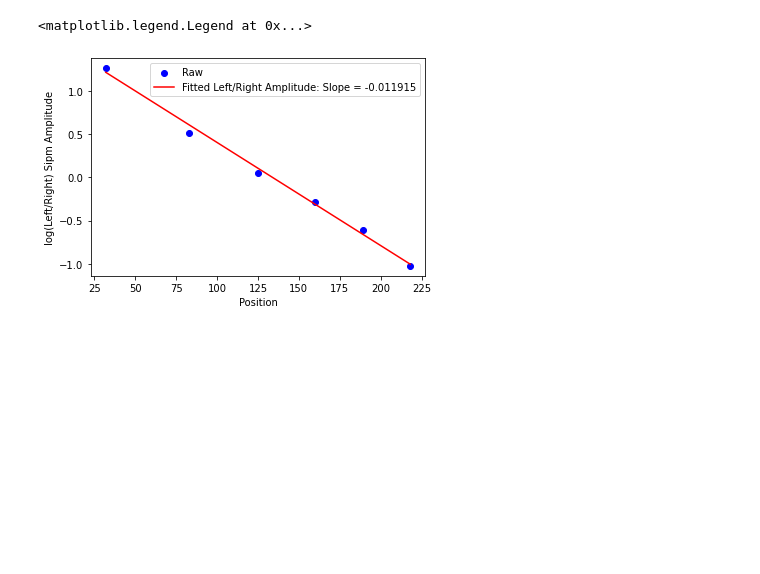
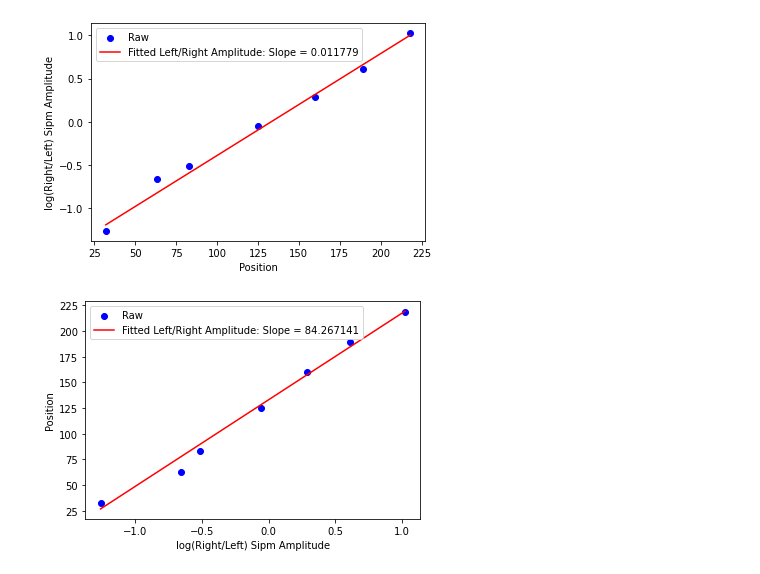
Before and after one commit to peckalec/fcal_project, a Jupyter notebook: SingleBarCosmics.ipynb, the cells around one changed output. Saved outputs shown, nothing was run; the diff lists cells and outputs as text; code cells hidden in the pictures; blank space fills up the shorter version.

```diff
--- a/SingleBarCosmics.ipynb
+++ b/SingleBarCosmics.ipynb
@@ -60,9 +26,9 @@ SetLandau()
 # %%
-testpoints=np.array([232,203,174,139,97,46])
+testpoints=np.array([232,203,174,139,97,77,46])
 locations = testpoints - 14
 dataframes = [-666]*len(locations)
-positions = ["Far Right", "Center Right", "Right", "Center", "Left","Far Left"] #"Center Left"
-colors=["blue","orange","green","red","purple","cyan"] #"black"
+positions = ["Far Right", "Center Right", "Right", "Center", "Left","Center Left", "Far Left"]
+colors=["blue","orange","green","red","purple","cyan", "black"]
 # %%
 for i in range(len(locations)):
     with open(f'raw_data/longbar_take2/Pos_{testpoints[i]}_5mV.pkl', 'rb') as f:
@@ -100,7 +66,7 @@ for i in range(len(locations)):
     ax[1][0].legend()
 
     ax[1][1].set_xlabel("L-R Time Difference (ns)")
-    ax[1][1].set_ylabel("$\log{L/R}$ Amplitude")
+    ax[1][1].set_ylabel("$lnL/R$ Amplitude")
     AmpDistance = ax[1][1].hist2d(dataframes[i].ch3_time_fit - dataframes[i].ch4_time_fit, np.log(dataframes[i].ch3_P2P_fit/dataframes[i].ch4_P2P_fit),bins=(100,100),cmin=1,label=f"{len(dataframes[i].ch4_time_fit)} Events",range=[[-20, 20], [-5, 5]])
     fig.colorbar(AmpDistance[-1],ax=ax[1][1])
 
@@ -199,9 +166,9 @@ binresolution = 10
 fig,ax = plt.subplots(3,1,figsize=(15,20))
 fig.suptitle("All Locations", fontsize=20)
 for i in range(len(dataframes)):
-    bincount = int(np.floor( ( max(dataframes[i].eval(f"(ch3_time_fit-ch4_time_fit)*{p[0]}+{p[1]}"))
-                              -min(dataframes[i].eval(f"(ch3_time_fit-ch4_time_fit)*{p[0]}+{p[1]}")) )/binresolution ))
-    histdatas[i]=ax[0].hist(dataframes[i].eval(f"(ch3_time_fit-ch4_time_fit)*{p[0]}+{p[1]}"),bincount,visible=False)
+    bincount = int(np.floor( ( max(dataframes[i].eval(f"(ch3_time_fit-ch4_time_fit)*{p_time[0]}+{p_time[1]}"))
+                              -min(dataframes[i].eval(f"(ch3_time_fit-ch4_time_fit)*{p_time[0]}+{p_time[1]}")) )/binresolution ))
+    histdatas[i]=ax[0].hist(dataframes[i].eval(f"(ch3_time_fit-ch4_time_fit)*{p_time[0]}+{p_time[1]}"),bincount,visible=False)
     bincenters = histdatas[i][1][1:]/2+histdatas[i][1][:-1]/2
 
     coeff, covar = curve_fit(gaus, bincenters, histdatas[i][0]/max(histdatas[i][0]),p0=(1,locations[i],25))
@@ -213,9 +180,9 @@ for i in range(len(dataframes)):
                    color = colors[i],label=f"{len(dataframes[i]):,} Events",linestyle="")
 
     #make residuals plot
-    allresiduals += dataframes[i].eval(f"((ch3_time_fit-ch4_time_fit)*{p[0]}+{p[1]})-({locations[i]})").tolist()
+    allresiduals += dataframes[i].eval(f"((ch3_time_fit-ch4_time_fit)*{p_time[0]}+{p_time[1]})-({locations[i]})").tolist()
 
-    rescount,resbins,resbars = ax[1].hist(dataframes[i].eval(f"((ch3_time_fit-ch4_time_fit)*{p[0]}+{p[1]})-({locations[i]})"),bincount,
+    rescount,resbins,resbars = ax[1].hist(dataframes[i].eval(f"((ch3_time_fit-ch4_time_fit)*{p_time[0]}+{p_time[1]})-({locations[i]})"),bincount,
                                           label=f"{len(dataframes[i].ch4_time_fit)} Events",visible=False,histtype="step")
     rescenters = resbins[1:]/2+resbins[:-1]/2
     coeff, covar = curve_fit(gaus, rescenters, rescount/max(rescount),p0=(1,0,25))
@@ -231,8 +198,8 @@ bincount = int(np.floor( ( max(allresiduals) - min(allresiduals) )/binresolution
 rescount,resbins,resbars = ax[2].hist(allresiduals,bincount,visible=False)
 #print("bin resolution",resbins[1]-resbins[0])
 rescenters = resbins[1:]/2+resbins[:-1]/2
-coeff, covar = curve_fit(gaus, rescenters, rescount,p0=(1000,0,25)) #,w=np.sqrt((zerr/z)**2+(err/y)**2)
-myplt, = ax[2].plot(np.linspace(-100,100,50),gaus(np.linspace(-100,100,50),*coeff),label=f"Width: {abs(coeff[2]):.1f} cm",color='purple')
+coeff_res_time, covar_res_time = curve_fit(gaus, rescenters, rescount,p0=(1000,0,25)) #,w=np.sqrt((zerr/z)**2+(err/y)**2)
+myplt, = ax[2].plot(np.linspace(-100,100,50),gaus(np.linspace(-100,100,50),*coeff_res_time),label=f"Width: {abs(coeff[2]):.1f} cm",color='purple')
 myerr = ax[2].errorbar(rescenters,rescount,
                xerr = 0.5*(rescenters[1]-rescenters[0]),yerr = np.sqrt(rescount),
                color = 'purple',linestyle="", label=f"{len(allresiduals):,} Events")
@@ -295,14 +427,22 @@ for dataframe,color,position in zip(dataframes,colors,positions):
 # %%
-plt.scatter(locations,np.log(amplitude_L/amplitude_R),color = 'b', label = "Raw")
-AmpLogFit = np.polyfit(locations,np.log(amplitude_L/amplitude_R),1,w=np.sqrt((err_L/amplitude_L)**2+(err_R/amplitude_R)**2)) #,w=np.sqrt((zerr/z)**2+(err/y)**2)
+plt.scatter(locations,np.log(amplitude_R/amplitude_L),color = 'b', label = "Raw")
+AmpLogFit = np.polyfit(locations,np.log(amplitude_R/amplitude_L),1,w=np.sqrt((err_L/amplitude_L)**2+(err_R/amplitude_R)**2)) #,w=np.sqrt((zerr/z)**2+(err/y)**2)
 plt.plot(np.linspace(locations[0],locations[-1],2),AmpLogFit[1]+np.linspace(locations[0],locations[-1],2)*AmpLogFit[0],label = "Fitted Left/Right Amplitude: Slope = %f" %AmpLogFit[0],color = 'r')
+plt.xlabel("Position")
+plt.ylabel("log(Right/Left) Sipm Amplitude")
+plt.legend()
+plt.show()
 
-plt.xlabel("Position")
-plt.ylabel("log(Left/Right) Sipm Amplitude")
+plt.scatter(np.log(amplitude_R/amplitude_L),locations,color = 'b', label = "Raw")
+AmpLogFit = np.polyfit(np.log(amplitude_R/amplitude_L),locations,1,w=np.sqrt((err_L/amplitude_L)**2+(err_R/amplitude_R)**2)) #,w=np.sqrt((zerr/z)**2+(err/y)**2)
+plt.plot(np.linspace(min(np.log(amplitude_R/amplitude_L)),max(np.log(amplitude_R/amplitude_L)),2),AmpLogFit[1]+np.linspace(min(np.log(amplitude_R/amplitude_L)),max(np.log(amplitude_R/amplitude_L)),2)*AmpLogFit[0],label = "Fitted Left/Right Amplitude: Slope = %f" %AmpLogFit[0],color = 'r')
+plt.ylabel("Position")
+plt.xlabel("log(Right/Left) Sipm Amplitude")
 plt.legend()
+plt.show()
 # %% [output]
-<matplotlib.legend.Legend at 0x...>
-[figure, old version]
+[figure, new version]
+[figure, added]
 # %%
 plt.figure(figsize=(8, 6), dpi=80)
 plt.errorbar(locations,amplitude_R,yerr=err_R,fmt = 'o',color = 'r', label = 'Channel 4 (Right) Sipm')
```
Also changed, not shown: parts of 16 cells of this notebook, 1 other file.
